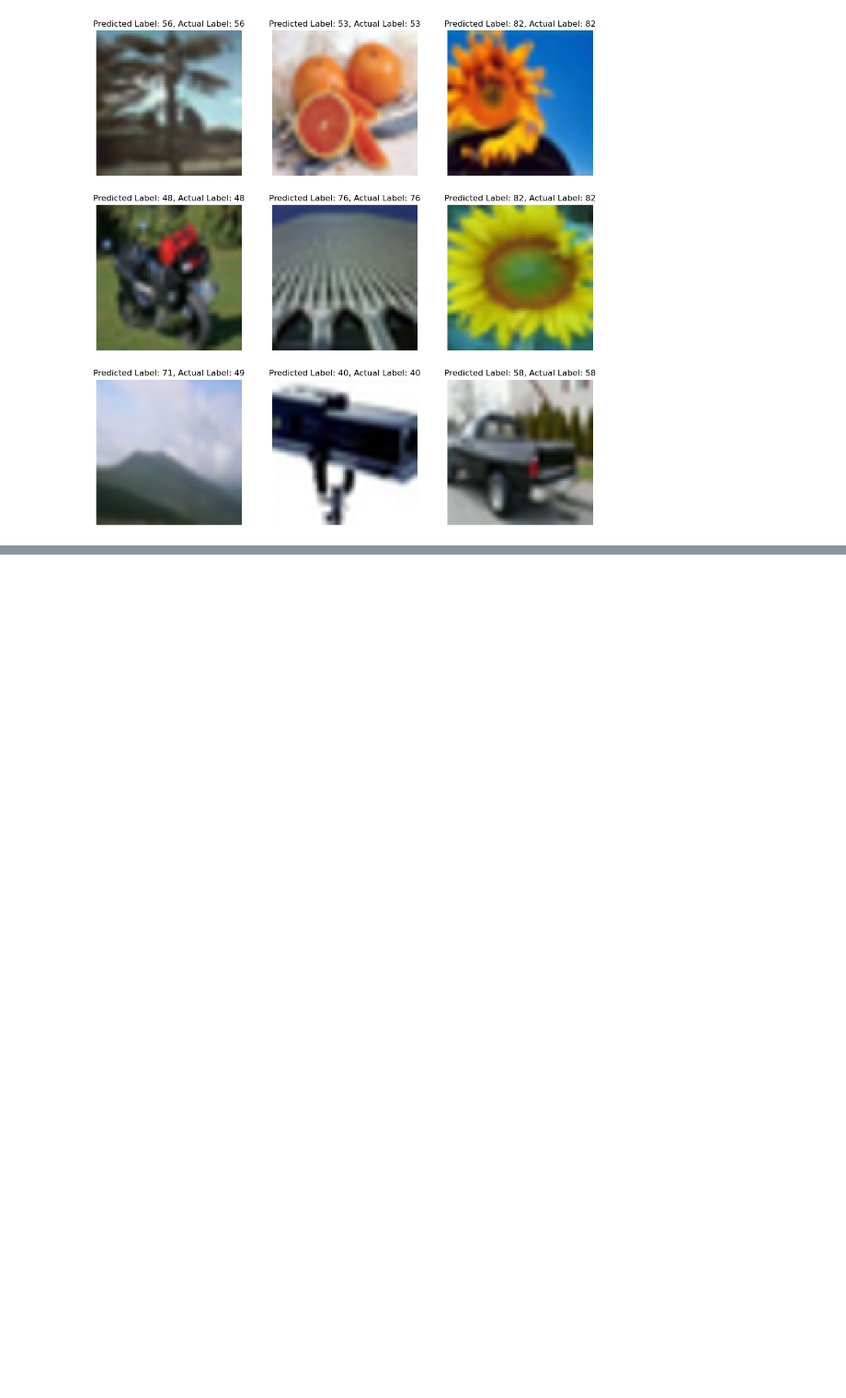
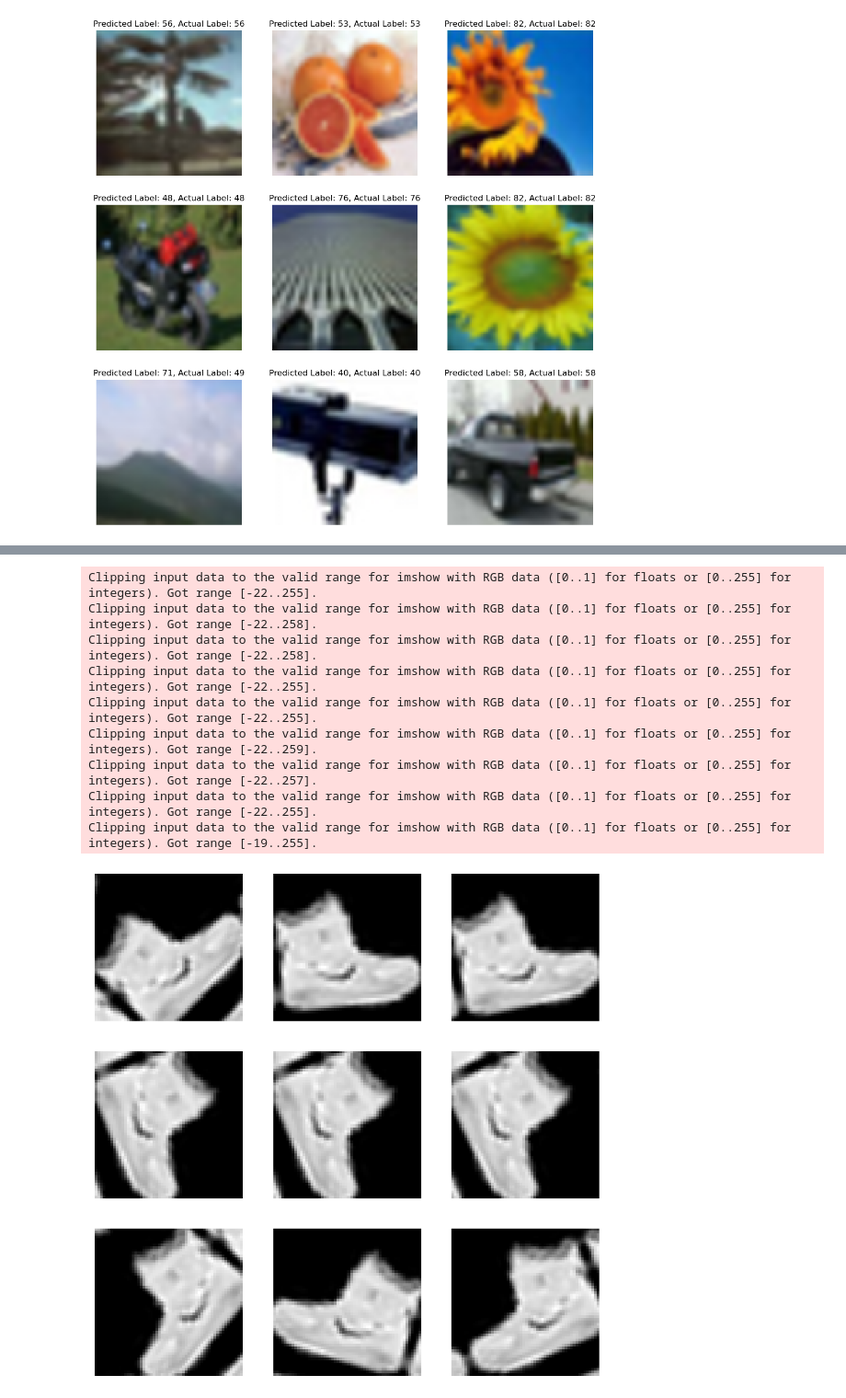
Before and after one commit to nikopedraza/EGCP597-AI-ML-on-Hardware, a Jupyter notebook: Assignment1_AdamTorek.ipynb, the cells around one changed output, grey strips where cells are left out. Shown at 92% size. Drawn from its saved outputs; the diff is of its cells as text; code cells hidden in the pictures; blank space fills up the shorter version.

```diff
--- a/Assignment1_AdamTorek.ipynb
+++ b/Assignment1_AdamTorek.ipynb
@@ -614,0 +640,27 @@ Clipping input data to the valid range for imshow with RGB data ([0..1] for floa
+# %%
+# Show example images from the random horizontal flip and rotation
+# augmentation pipeline for Fashion-MNIST data
+data_preprocessing_fashion = keras.Sequential([
+  keras.layers.Input(shape=x_train_fashion[0].shape),
+  keras.layers.RandomFlip('horizontal'),
+  keras.layers.RandomRotation(0.2),
+])
+plt.figure(figsize=(10, 10))
+images = x_train_fashion[0:1]
+for i in range(9):
+  ax = plt.subplot(3, 3, i + 1)
+
+  augmented_image = data_preprocessing_fashion(images)
+  plt.imshow(tf.cast(augmented_image[0], dtype=tf.int32))
+  plt.axis('off')
+# %% [output]
+Clipping input data to the valid range for imshow with RGB data ([0..1] for floats or [0..255] for integers). Got range [-22..255].
+Clipping input data to the valid range for imshow with RGB data ([0..1] for floats or [0..255] for integers). Got range [-22..258].
+Clipping input data to the valid range for imshow with RGB data ([0..1] for floats or [0..255] for integers). Got range [-22..258].
+Clipping input data to the valid range for imshow with RGB data ([0..1] for floats or [0..255] for integers). Got range [-22..255].
+Clipping input data to the valid range for imshow with RGB data ([0..1] for floats or [0..255] for integers). Got range [-22..255].
+Clipping input data to the valid range for imshow with RGB data ([0..1] for floats or [0..255] for integers). Got range [-22..259].
+Clipping input data to the valid range for imshow with RGB data ([0..1] for floats or [0..255] for integers). Got range [-22..257].
+Clipping input data to the valid range for imshow with RGB data ([0..1] for floats or [0..255] for integers). Got range [-22..255].
+Clipping input data to the valid range for imshow with RGB data ([0..1] for floats or [0..255] for integers). Got range [-19..255].
+[figure, added]
```
Also changed, not shown: parts of 35 cells of this notebook.
